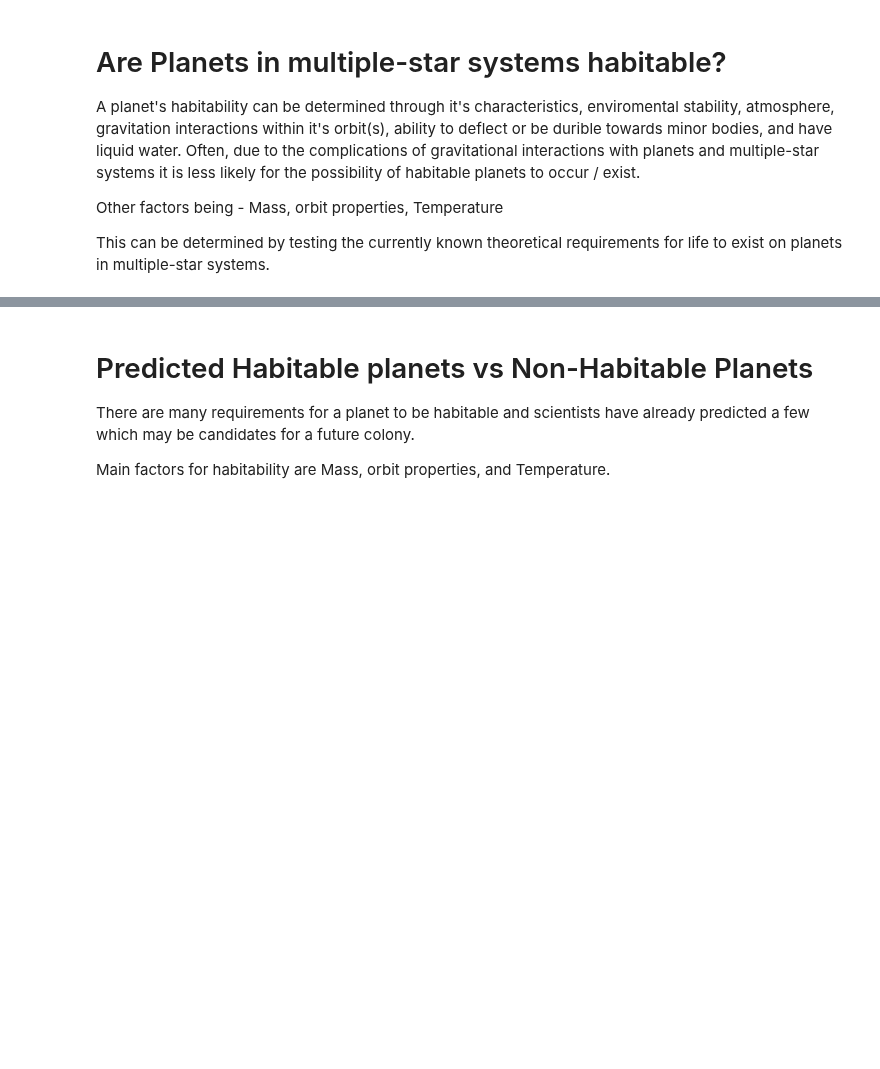
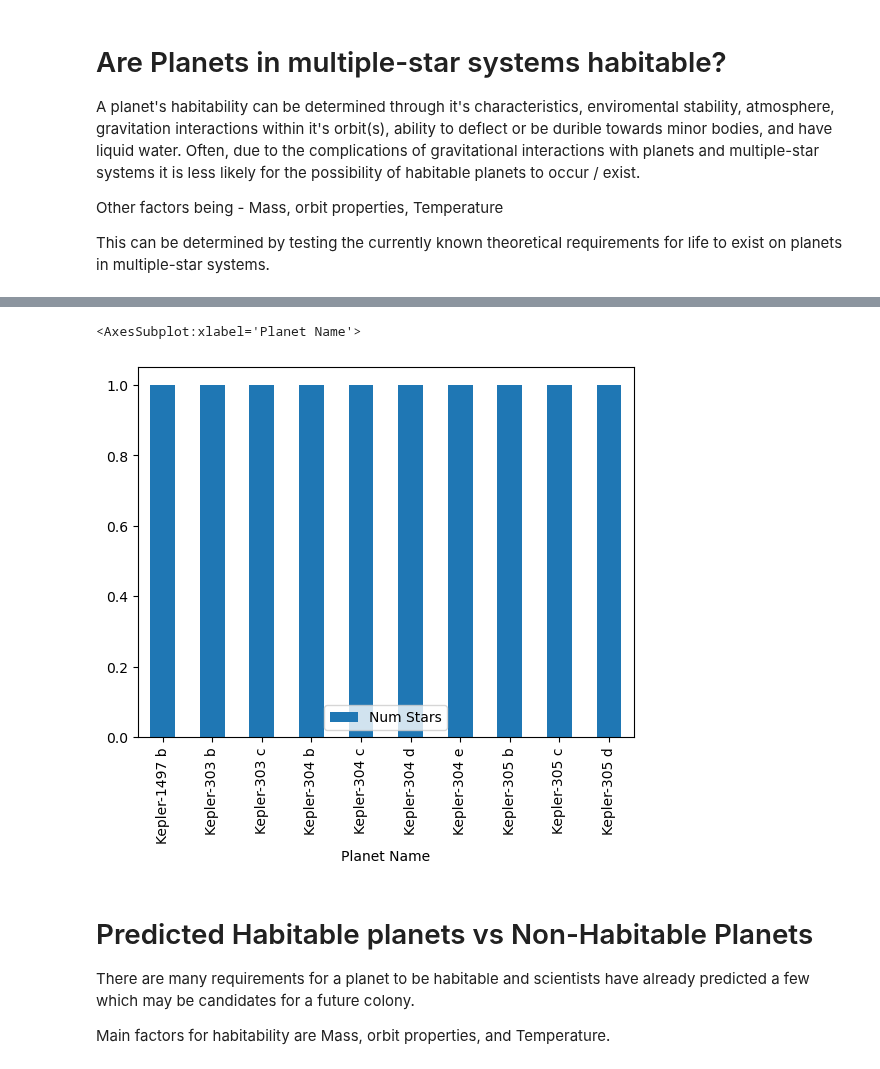
Before and after one commit to ubco-W2022T1-cosc301/project-group35, a Jupyter notebook: notebooks/analysis1.ipynb, the cells around one changed output, grey strips where cells are left out. Cells and saved outputs as stored; diff of their text form; code cells hidden in the pictures; blank space fills up the shorter version.

```diff
--- a/notebooks/analysis1.ipynb
+++ b/notebooks/analysis1.ipynb
@@ -79,3 +79,12 @@ df16 = df[numcount]
 df17=df16.sort_values(['Orbital Period Days'], ascending=False)
 df17.head()
 df17.to_csv('d10.csv',index=False)
+# %%
+NPl = ['Planet Name','Num Stars','Num Planets','Discovery Method','Discovery Year','Discovery Facility','Orbital Period Days']
+Ndf = df[NPl]
+Ndf.head()
+NewCount=Ndf.sort_values(['Num Stars'], ascending = True)
+NewCount1=Ndf.sort_values(['Num Stars'], ascending = False)
+NewCount1=pd.DataFrame(NewCount)
+NewCount1=NewCount1[0:10]
+NewCount1
@@ -82,3 +103,8 @@ df17.to_csv('d10.csv',index=False)
+# %%
+NewCount1.plot.bar(x='Planet Name',y='Num Stars')
+# %% [output]
+<AxesSubplot:xlabel='Planet Name'>
+[figure, added]
 # %% [markdown]
 # Predicted Habitable planets vs Non-Habitable Planets
 
```
Also changed, not shown: parts of 3 cells of this notebook.
